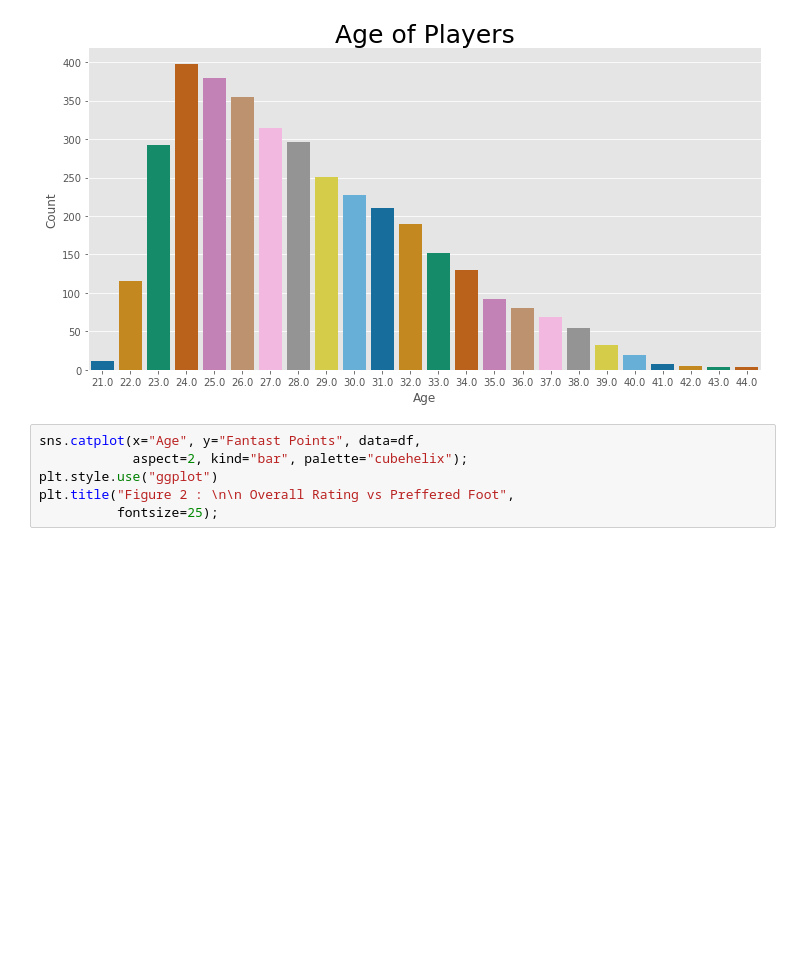
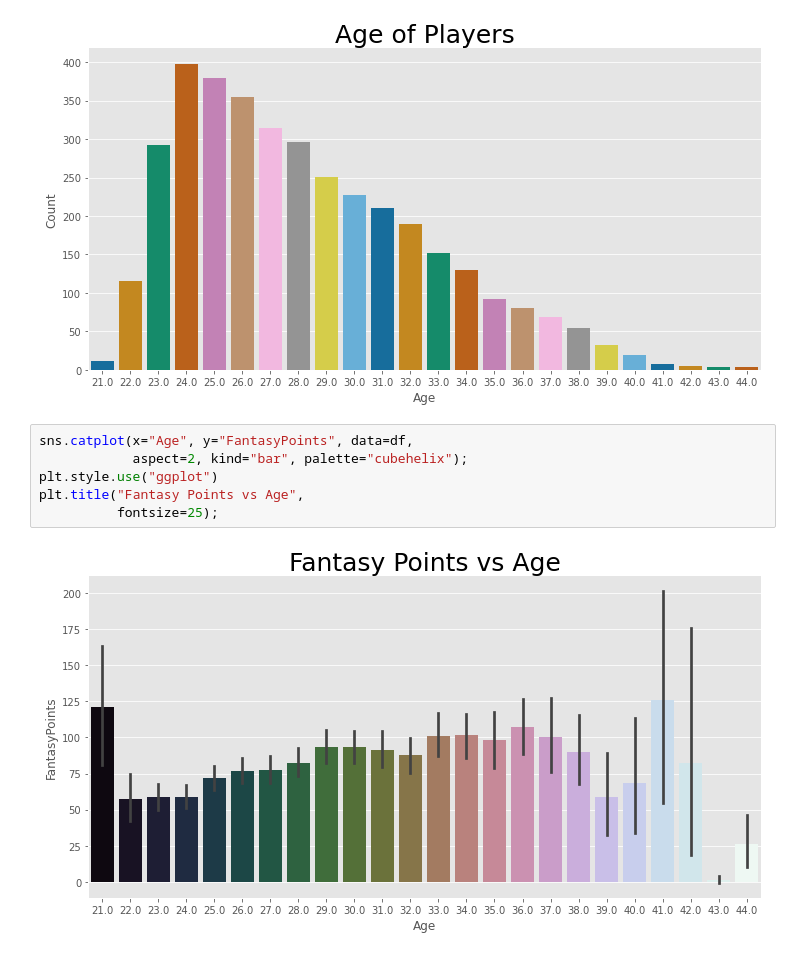
Before and after one commit to akashkumar1287/FantasyFootball, a Jupyter notebook: Positional Compiled Data/QB.ipynb, the cells around one changed output. Saved outputs shown, nothing was run; the diff lists cells and outputs as text; blank space fills up the shorter version.

```diff
--- a/Positional Compiled Data/QB.ipynb
+++ b/Positional Compiled Data/QB.ipynb
@@ -118,8 +118,10 @@ plt.title("Age of Players",
 # %% [output]
 [figure]
 # %%
-sns.catplot(x="Age", y="Fantast Points", data=df,
+sns.catplot(x="Age", y="FantasyPoints", data=df,
             aspect=2, kind="bar", palette="cubehelix");
 plt.style.use("ggplot")
-plt.title("Figure 2 : \n\n Overall Rating vs Preffered Foot",
+plt.title("Fantasy Points vs Age",
           fontsize=25);
+# %% [output]
+[figure, added]
```
